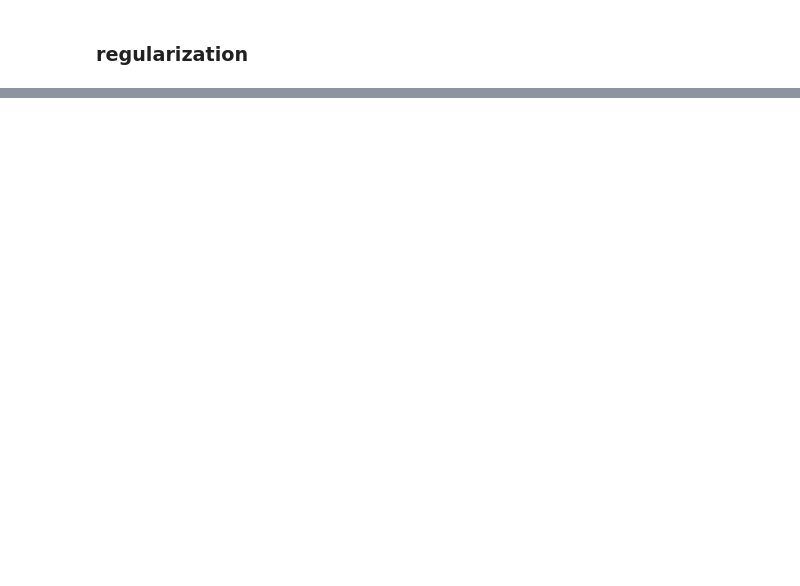
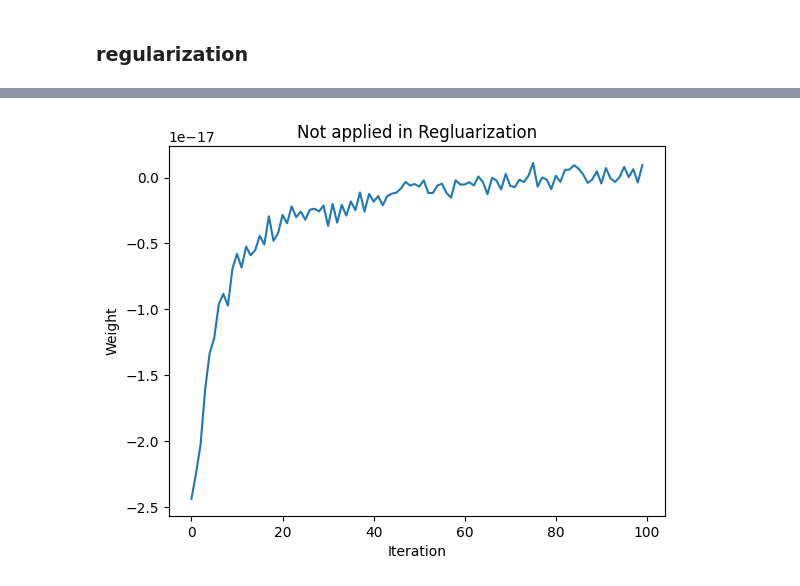
Before and after one commit to YangDongJae/ML, a Jupyter notebook: KOREATECH/assign04/assign04.ipynb, the cells around one changed output, grey strips where cells are left out. Saved outputs shown, nothing was run; the diff lists cells and outputs as text; code cells hidden in the pictures; blank space fills up the shorter version.

```diff
--- a/KOREATECH/assign04/assign04.ipynb
+++ b/KOREATECH/assign04/assign04.ipynb
@@ -202,0 +381,8 @@ print()
+# %%
+plt.plot(Non_weight_lsit)
+plt.title("Not applied in Regluarization")
+plt.xlabel("Iteration")
+plt.ylabel("Weight")
+plt.show()
+# %% [output]
+[figure, added]
```
Also changed, not shown: parts of 17 cells of this notebook, 5 other files.
